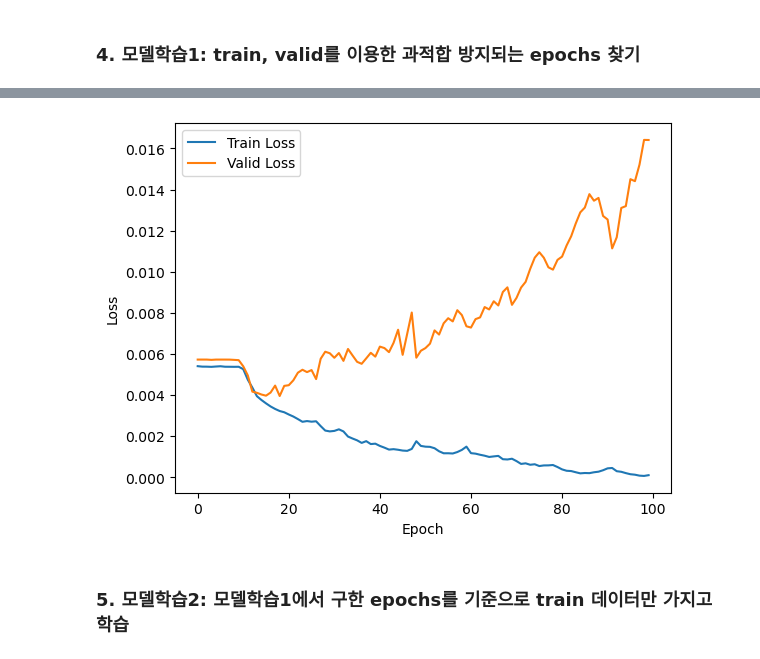
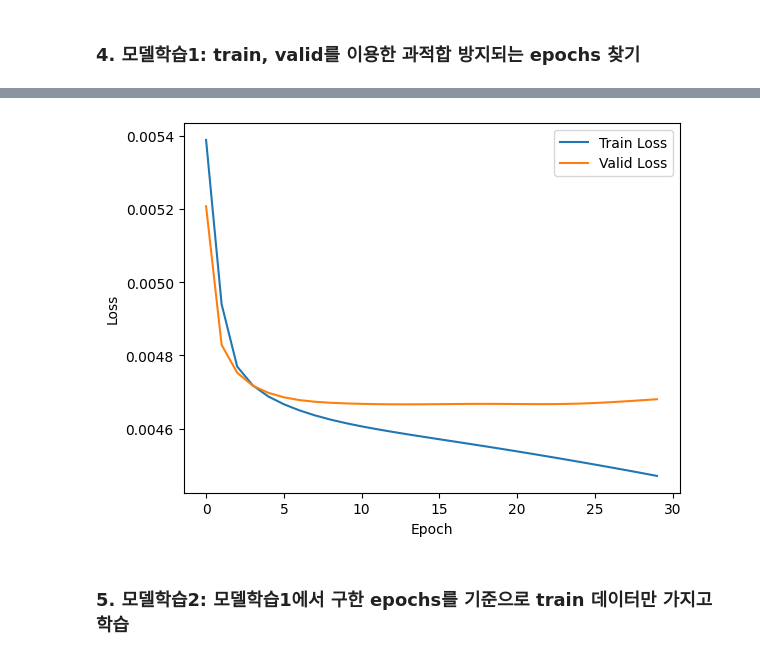
Before and after one commit to kevincoss/QuantInvestLab, a Jupyter notebook: btc_pred_rsch/code/models/CNN-LSTM_v3(공유용).ipynb, the cells around one changed output, grey strips where cells are left out. Saved outputs shown, nothing was run; the diff lists cells and outputs as text; code cells hidden in the pictures.

```diff
--- a/btc_pred_rsch/code/models/CNN-LSTM_v3(공유용).ipynb
+++ b/btc_pred_rsch/code/models/CNN-LSTM_v3(공유용).ipynb
@@ -33,6 +33,9 @@ import optuna
 from optuna.pruners import MedianPruner
 from sklearn.model_selection import TimeSeriesSplit
 
+# 운영체제 관련
+import platform
+
 '''
 딥러닝 학습을 진행할 때, 가중치를 임의의 값으로 초기화하여 학습을 수행하는 데,
 실험을 동일하게 진행하기 위해서는 난수를 동일하게 생성해야 한다.
@@ -43,6 +46,17 @@ RANDOM_SEED = 42
 np.random.seed(RANDOM_SEED)
 torch.manual_seed(RANDOM_SEED)
 
+# 운영체제별 device 설정
+os_name = platform.system()
+if os_name == 'Windows':
+    device = torch.device("cuda:0" if torch.cuda.is_available() else "cpu")
+    print(f"이 PC는 윈도우 운영 체제입니다. {device} is available")
+elif os_name == 'Darwin':
+    device = torch.device("mps" if torch.backends.mps.is_available else "cpu")
+    print(f"이 PC는 맥(OS X) 운영 체제입니다. {device} is available")
+else:
+    print(f"이 PC는 다른 운영 체제입니다: {os_name}")
+
 # 맥북 용
 # GPU 사용 가능 환경인지 확인 -> mac의 경우 GPU가 아는 MPS를 사용
 # print(f"mps 사용 가능 여부: {torch.backends.mps.is_available()}")
@@ -50,6 +64,6 @@ torch.manual_seed(RANDOM_SEED)
 # device = torch.device("mps")
 
 # 윈도우 용(Colab)
-device = torch.device("cuda:0" if torch.cuda.is_available() else "cpu")
-print(f'{device} is available')
+# device = torch.device("cuda:0" if torch.cuda.is_available() else "cpu")
+# print(f'{device} is available')
 # %% [output]
@@ -65,7 +79,7 @@ df['returns_next10m'] = df['returns_next10m'].apply(lambda x: 0 if x <= 0 else 1
 df = df.sort_values(by='window_start', ascending=True) # 시간순 정렬
 
 # sequence length를 기준으로 sequence 데이터 생성
-seq_len = 80 # 20, 40, 80, 160, 320
+seq_len = 20 # 20, 40, 80, 160, 320
 X, y = sq.create_sequence(df, seq_len=seq_len) # 사용자 정의 함수
 # Tensor화
 X = torch.FloatTensor(X).to(device)
@@ -185,9 +199,9 @@ valid_losses = []
 # # 손실 함수와 옵티마이저 정의
 criterion = nn.BCEWithLogitsLoss() # 시그모이드 활성화 함수가 내장되어 있음. 모델의 마지막 레이어에서 시그모이드 함수 별도 적용할 필요X
 #criterion = nn.BCELoss() # 모델 출력이 시그모이드 활성화 함수를 거쳐 확률로 변환된 후의 값을 입력으로 받음. 입력 값은 0과 1사이의 확률 값.
-optimizer = torch.optim.Adam(model.parameters(), lr=0.001)
+optimizer = torch.optim.Adam(model.parameters(), lr=0.0005)
 
-num_epochs = 100
+num_epochs = 30
 
 # 검증 데이터에 대한 모델 성능 평가 함수 정의
 def evaluate(model, criterion, dataloader):
@@ -266,4 +280,4 @@ Epoch 100/100, Train Loss: 9.805757831172556e-05, Valid Loss: 0.0164124830202622
-[figure, old version]
+[figure, new version]
 # %% [markdown]
 ### 5. 모델학습2: 모델학습1에서 구한 epochs를 기준으로 train 데이터만 가지고 학습
 # %%
```
Also changed, not shown: parts of 4 cells of this notebook, 31 other files.
